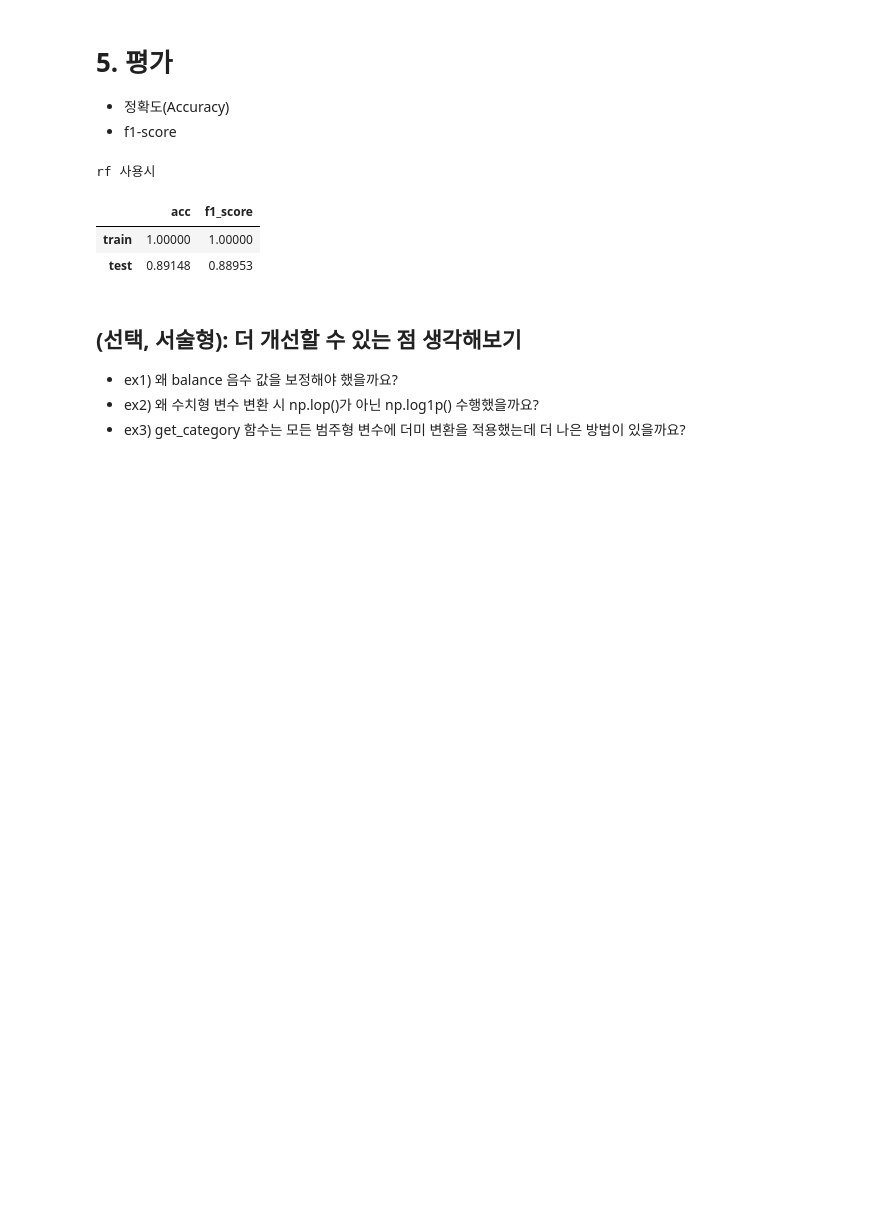
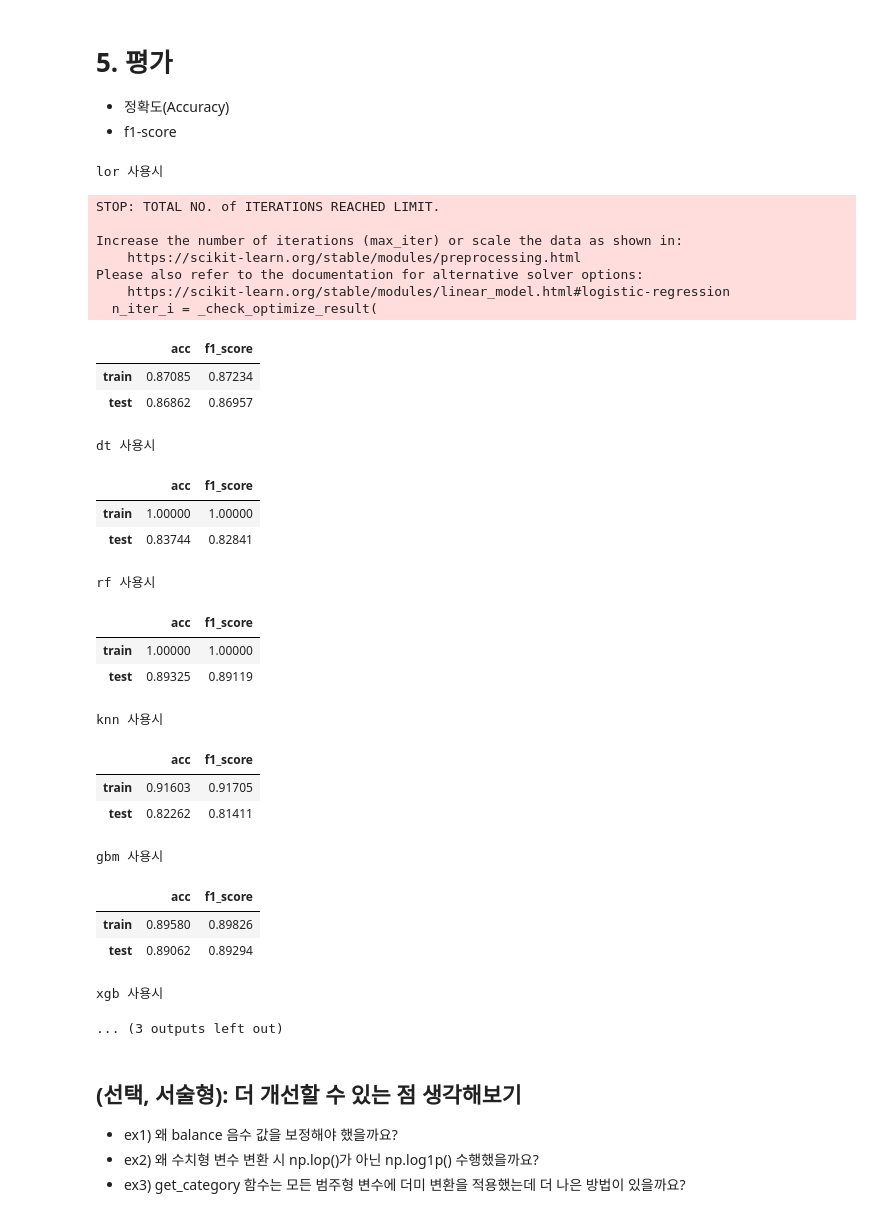
Before and after one commit to kyeob1107/sparta_ml, a Jupyter notebook: A09_곽승엽.ipynb, the cells around one changed output. Drawn from its saved outputs; the diff is of its cells as text; code cells hidden in the pictures; blank space fills up the shorter version.

```diff
--- a/A09_곽승엽.ipynb
+++ b/A09_곽승엽.ipynb
@@ -1017,19 +1030,45 @@ def get_score(train:pd.DataFrame,  test:pd.DataFrame, x_var_list:list, model_typ
 # %% [markdown]
 #### 문제4: 전체 모델링 수행하기
 # %%
-# X_train, X_test = get_numeric_sc(X_train, X_test)
-# X_train, X_test, col_dummies = get_category(X_train,X_test)
+X_train, X_test = get_numeric_sc(X_train, X_test)
+X_train, X_test, col_dummies = get_category(X_train,X_test)
 # %% [markdown]
 # 5. 평가
 - 정확도(Accuracy)
 - f1-score
-# %%
-get_score(X_train, X_test, col_dummies + numeric_col)
-# %% [output]
-rf 사용시
-|  | acc | f1_score |
-| train | 1.00000 | 1.00000 |
-| test | 0.89148 | 0.88953 |
+# %%
+for model in ['lor', 'dt', 'rf', 'knn', 'gbm', 'xgb', 'lgb']:
+    get_score(X_train, X_test, col_dummies + numeric_col, model_type=model)
+# %% [output]
+lor 사용시
+STOP: TOTAL NO. of ITERATIONS REACHED LIMIT.
+
+Increase the number of iterations (max_iter) or scale the data as shown in:
+    https://scikit-learn.org/stable/modules/preprocessing.html
+Please also refer to the documentation for alternative solver options:
+    https://scikit-learn.org/stable/modules/linear_model.html#logistic-regression
+  n_iter_i = _check_optimize_result(
+|  | acc | f1_score |
+| train | 0.87085 | 0.87234 |
+| test | 0.86862 | 0.86957 |
+dt 사용시
+|  | acc | f1_score |
+| train | 1.00000 | 1.00000 |
+| test | 0.83744 | 0.82841 |
+rf 사용시
+|  | acc | f1_score |
+| train | 1.00000 | 1.00000 |
+| test | 0.89325 | 0.89119 |
+knn 사용시
+|  | acc | f1_score |
+| train | 0.91603 | 0.91705 |
+| test | 0.82262 | 0.81411 |
+gbm 사용시
+|  | acc | f1_score |
+| train | 0.89580 | 0.89826 |
+| test | 0.89062 | 0.89294 |
+xgb 사용시
+... (3 outputs left out)
 # %% [markdown]
 ## (선택, 서술형): 더 개선할 수 있는 점 생각해보기
 - ex1) 왜 balance 음수 값을 보정해야 했을까요?
```
Also changed, not shown: parts of 7 cells of this notebook.
